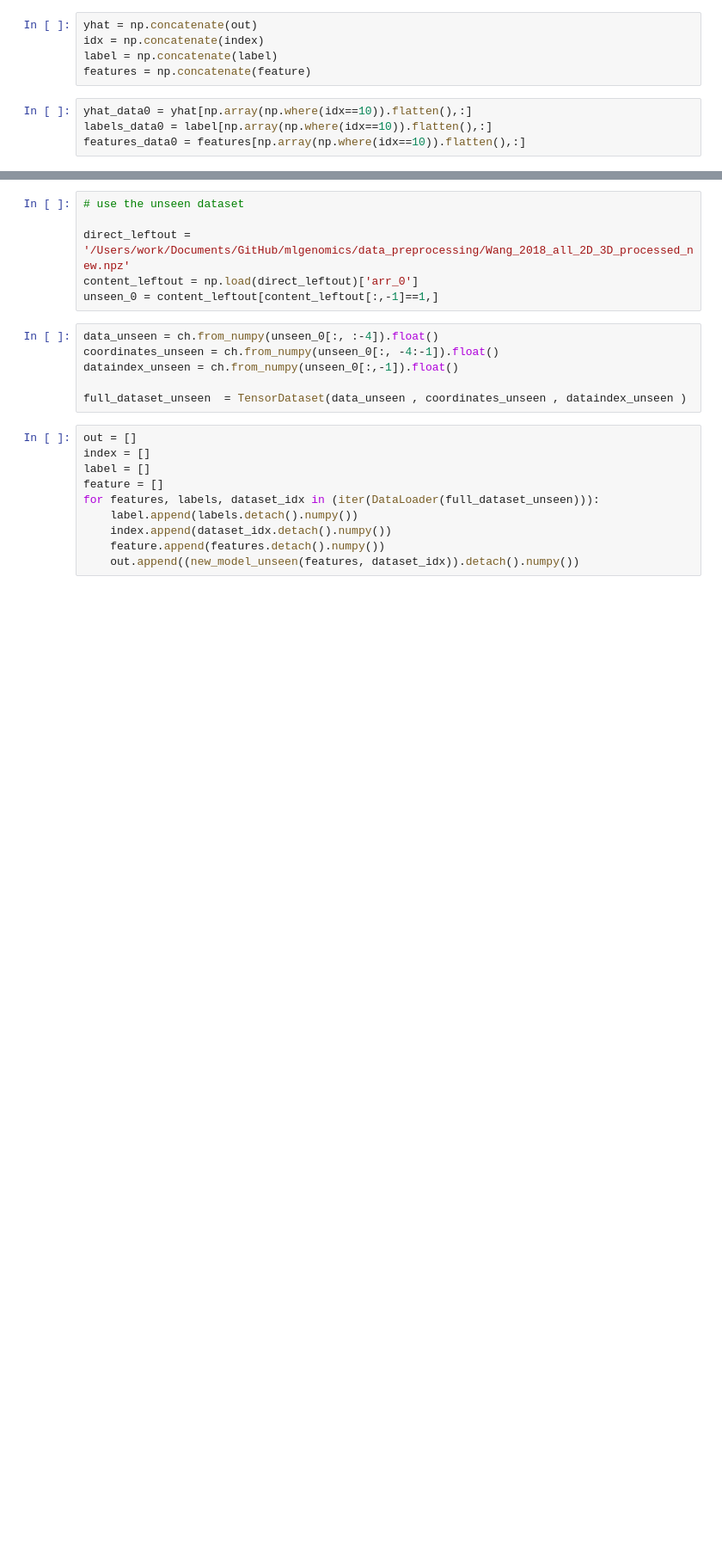
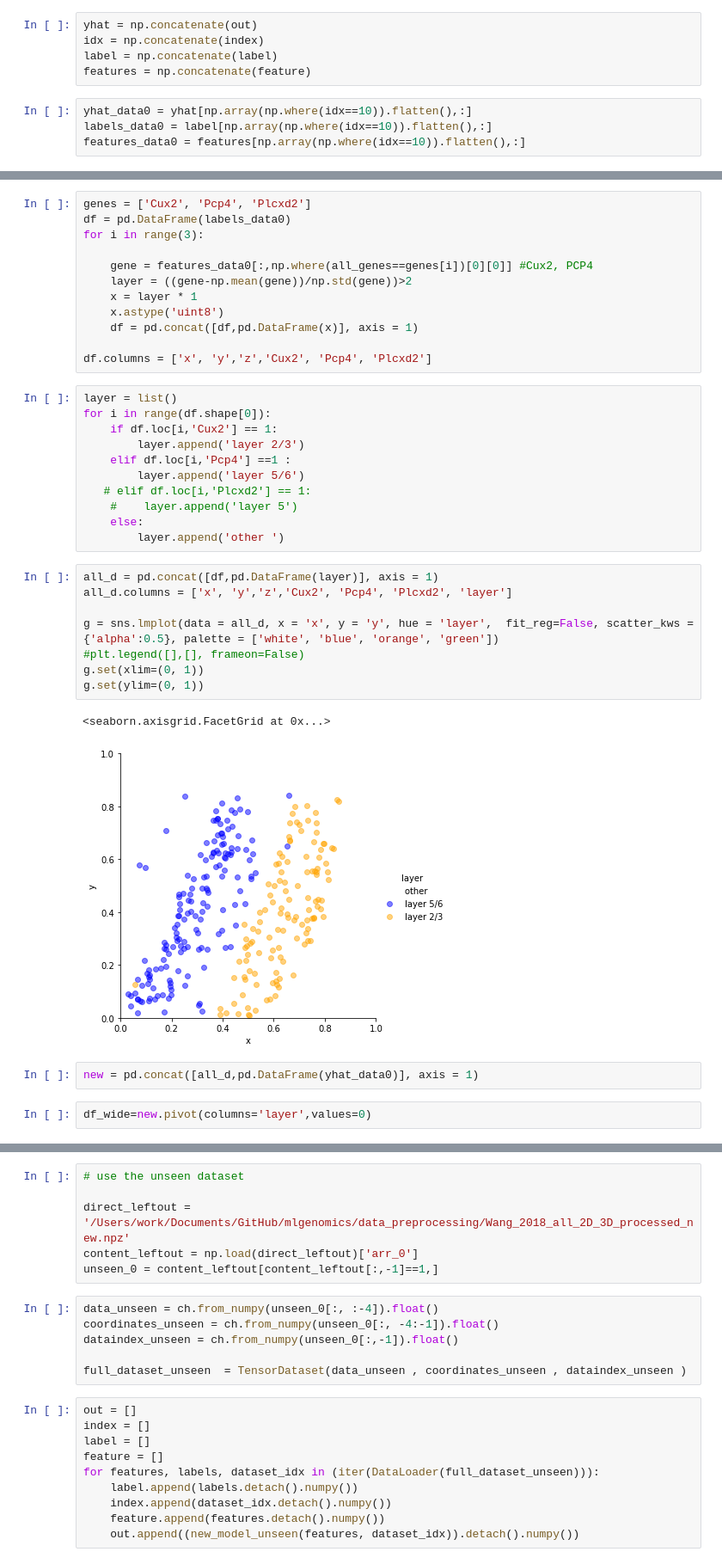
Before and after one commit to GuillaumeLeclerc/mlgenomics, a Jupyter notebook: data_preprocessing/plotting_model_features_unseen_data.ipynb, the cells around one changed output, grey strips where cells are left out. Shown at 86% size. Cells and saved outputs as stored; diff of their text form; blank space fills up the shorter version.

```diff
--- a/data_preprocessing/plotting_model_features_unseen_data.ipynb
+++ b/data_preprocessing/plotting_model_features_unseen_data.ipynb
@@ -96,0 +129,38 @@ plot_genes(labels_data0, yhat_data0, 'viridis', 1)
+# %%
+genes = ['Cux2', 'Pcp4', 'Plcxd2']
+df = pd.DataFrame(labels_data0)
+for i in range(3):
+
+    gene = features_data0[:,np.where(all_genes==genes[i])[0][0]] #Cux2, PCP4
+    layer = ((gene-np.mean(gene))/np.std(gene))>2
+    x = layer * 1
+    x.astype('uint8')
+    df = pd.concat([df,pd.DataFrame(x)], axis = 1)
+
+df.columns = ['x', 'y','z','Cux2', 'Pcp4', 'Plcxd2']
+# %%
+layer = list()
+for i in range(df.shape[0]):
+    if df.loc[i,'Cux2'] == 1:
+        layer.append('layer 2/3')
+    elif df.loc[i,'Pcp4'] ==1 :
+        layer.append('layer 5/6')
+   # elif df.loc[i,'Plcxd2'] == 1:
+    #    layer.append('layer 5')
+    else:
+        layer.append('other ')
+# %%
+all_d = pd.concat([df,pd.DataFrame(layer)], axis = 1)
+all_d.columns = ['x', 'y','z','Cux2', 'Pcp4', 'Plcxd2', 'layer']
+
+g = sns.lmplot(data = all_d, x = 'x', y = 'y', hue = 'layer',  fit_reg=False, scatter_kws = {'alpha':0.5}, palette = ['white', 'blue', 'orange', 'green'])
+#plt.legend([],[], frameon=False)
+g.set(xlim=(0, 1))
+g.set(ylim=(0, 1))
+# %% [output]
+<seaborn.axisgrid.FacetGrid at 0x...>
+[figure, added]
+# %%
+new = pd.concat([all_d,pd.DataFrame(yhat_data0)], axis = 1)
+# %%
+df_wide=new.pivot(columns='layer',values=0)
```
Also changed, not shown: parts of 11 cells of this notebook, 6 other files.
